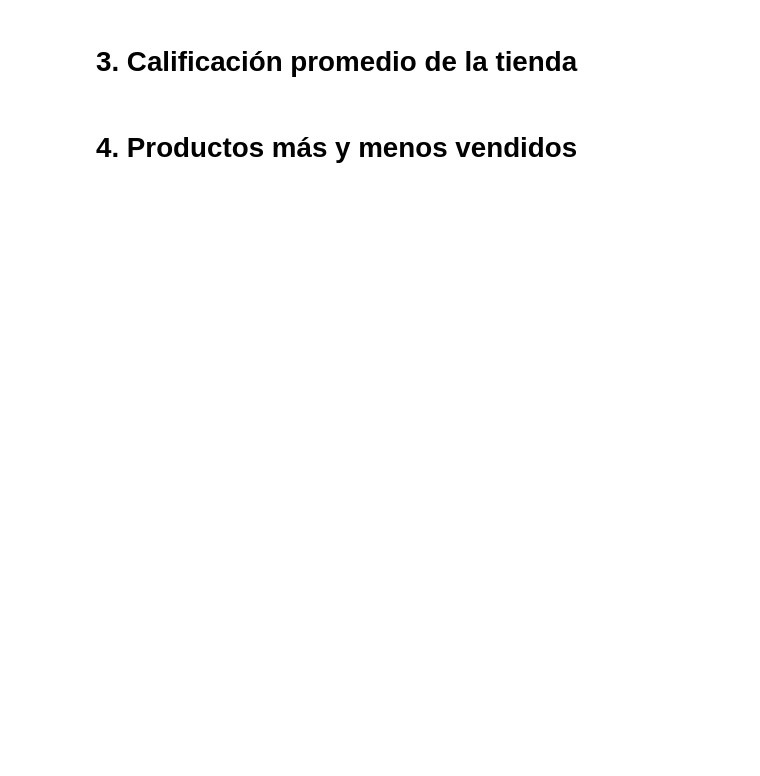
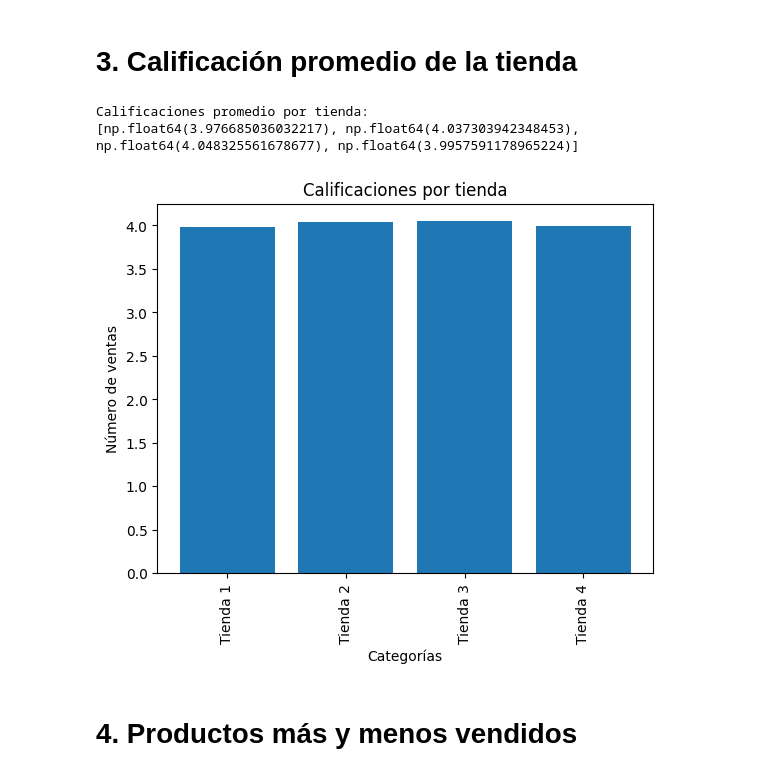
Before and after one commit to AnaJmz345/challengeAlluraStore, a Jupyter notebook: AluraStoreLatam.ipynb, the cells around one changed output. Cells and saved outputs as stored; diff of their text form; code cells hidden in the pictures; blank space fills up the shorter version.

```diff
--- a/AluraStoreLatam.ipynb
+++ b/AluraStoreLatam.ipynb
@@ -38,6 +50,7 @@ ingresos
 
 #una lista de diccionarios, donde cada diccionario tiene las categorías y cantidad de ventas en 1 tienda, entonces necesitas una lista para tener las 4 tiendas
 categoria = []
+total_ventas = []
 
 for tienda in tiendas:
     diccionario = {}
@@ -45,10 +58,11 @@ for tienda in tiendas:
         if tipo_producto in diccionario:
             diccionario[tipo_producto] += 1
         else:
-            diccionario[tipo_producto]=0
+            diccionario[tipo_producto]=1
     diccionario_descendente = sorted(diccionario.items(), key=lambda x:x[1], reverse=True) #en lo del key va el criterio bajo el que se va a ordenar, en este caso es de acuerdo al valor del diccionario que está en la posición 1 (lo de lambda y eso es solo una función anónima)
+    total_ventas.append(sum(list(diccionario.values())))
+    categoria.append(dict(diccionario_descendente))
 
-    categoria.append(dict(diccionario_descendente))
    #print(f'{tienda} \n')
 print("Lista de diccionarios : ")
 #print(categoria)
@@ -69,7 +83,7 @@ for  i, categoria_grafica in enumerate(categoria):
         plt.text(x, y + 0.2, str(y), ha='center', va='bottom', fontsize=8)
 
     plt.show()
-
+print(total_ventas)
 '''
 import matplotlib.pyplot as plt
 
@@ -88,4 +103,28 @@ dict_items([('Muebles', 464), ('Electrónicos', 447), ('Juguetes', 323), ('Elect
 # %% [markdown]
 # 3. Calificación promedio de la tienda
+# %%
+calificaciones = []
+for tienda in tiendas:
+    calificaciones.append(np.mean(tienda['Calificación']))
+
+print("Calificaciones promedio por tienda:")
+print(calificaciones)
+# %% [output]
+Calificaciones promedio por tienda:
+[np.float64(3.976685036032217), np.float64(4.037303942348453), np.float64(4.048325561678677), np.float64(3.9957591178965224)]
+# %%
+labelsTiendas = ["Tienda 1","Tienda 2","Tienda 3", "Tienda 4"]
+
+plt.bar(labelsTiendas, calificaciones)
+plt.xticks(rotation=90)
+plt.title(f"Calificaciones por tienda")
+plt.xlabel("Categorías")
+plt.ylabel("Número de ventas")
+
+
+
+plt.show()
+# %% [output]
+[figure, added]
 # %% [markdown]
 # 4. Productos más y menos vendidos
```
Also changed, not shown: parts of 6 cells of this notebook.
